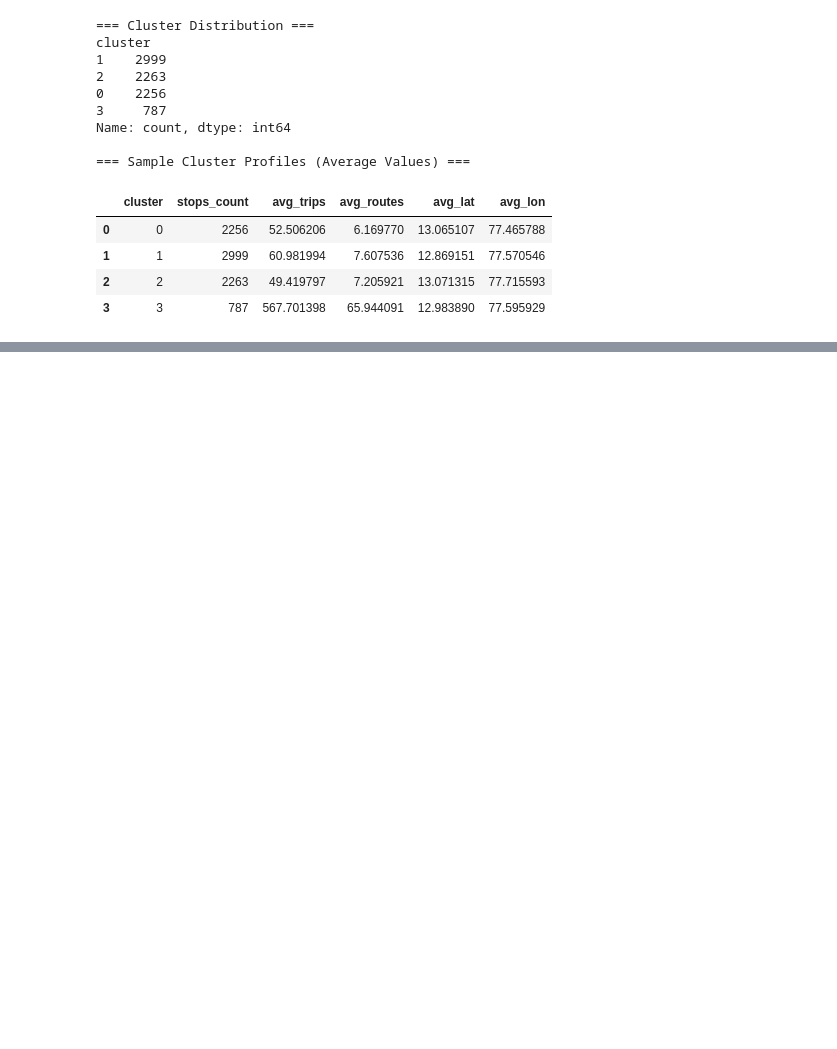
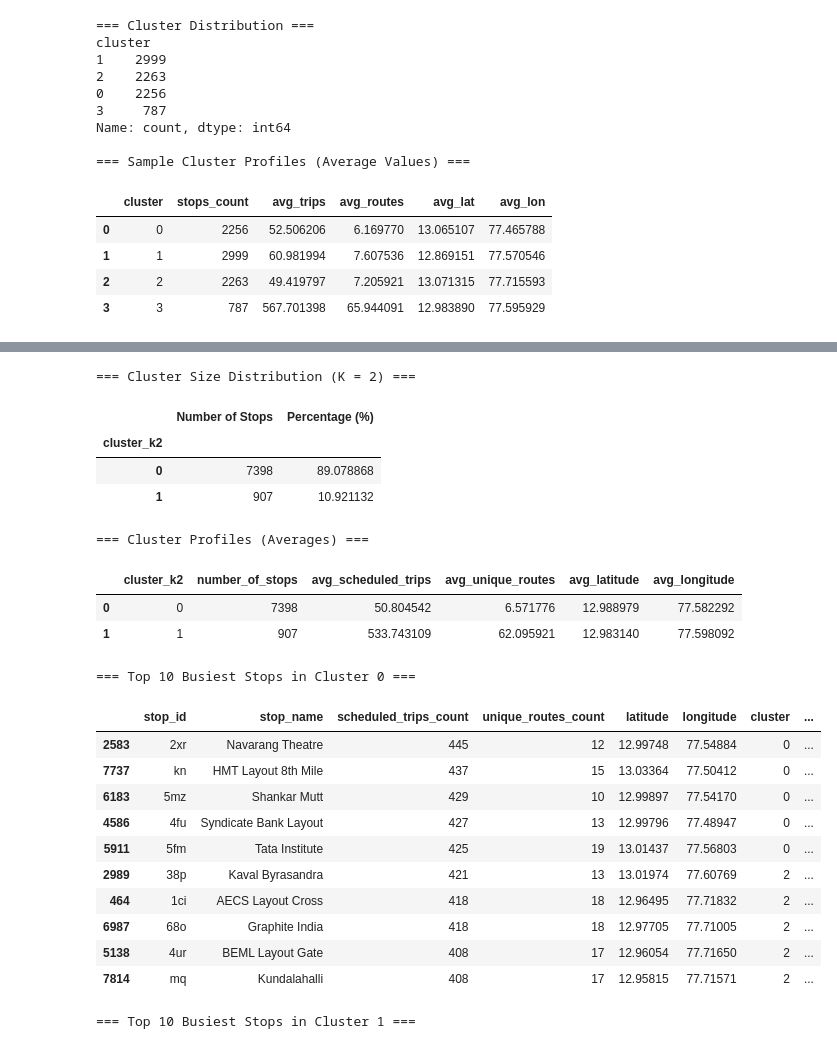
Before and after one commit to Ashokyadhav/public-transport-delay-analysis, a Jupyter notebook: bengaluru_transport_delay_analysis (2).ipynb, the cells around one changed output, grey strips where cells are left out. Drawn from its saved outputs; the diff is of its cells as text; code cells hidden in the pictures; blank space fills up the shorter version.

```diff
--- a/bengaluru_transport_delay_analysis (2).ipynb
+++ b/bengaluru_transport_delay_analysis (2).ipynb
@@ -1815,0 +1918,64 @@ Name: count, dtype: int64
+# %%
+import pandas as pd
+from sklearn.cluster import KMeans
+
+# 1. Fit KMeans with K=2 using the existing X_scaled and random_state=42
+kmeans_k2 = KMeans(n_clusters=2, random_state=42, n_init=10)
+cluster_labels_k2 = kmeans_k2.fit_predict(X_scaled)
+
+# 2. Add to a separate copy of the stop_features dataframe to protect existing variables
+stop_features_k2 = stop_features.copy()
+stop_features_k2['cluster_k2'] = cluster_labels_k2
+
+# 3. Calculate cluster sizes and percentages
+counts = stop_features_k2['cluster_k2'].value_counts().sort_index()
+percentages = stop_features_k2['cluster_k2'].value_counts(normalize=True).sort_index() * 100
+
+distribution_df = pd.DataFrame({
+    'Number of Stops': counts,
+    'Percentage (%)': percentages
+})
+print("=== Cluster Size Distribution (K = 2) ===")
+display(distribution_df)
+
+# 4. Generate cluster profile statistics
+profile_k2 = stop_features_k2.groupby('cluster_k2').agg(
+    number_of_stops=('stop_id', 'count'),
+    avg_scheduled_trips=('scheduled_trips_count', 'mean'),
+    avg_unique_routes=('unique_routes_count', 'mean'),
+    avg_latitude=('latitude', 'mean'),
+    avg_longitude=('longitude', 'mean')
+).reset_index()
+
+print("\n=== Cluster Profiles (Averages) ===")
+display(profile_k2)
+
+# 5. Get top 10 busiest stops in each cluster
+print("\n=== Top 10 Busiest Stops in Cluster 0 ===")
+display(stop_features_k2[stop_features_k2['cluster_k2'] == 0].sort_values(by='scheduled_trips_count', ascending=False).head(10))
+
+print("\n=== Top 10 Busiest Stops in Cluster 1 ===")
+display(stop_features_k2[stop_features_k2['cluster_k2'] == 1].sort_values(by='scheduled_trips_count', ascending=False).head(10))
+# %% [output]
+=== Cluster Size Distribution (K = 2) ===
+|  | Number of Stops | Percentage (%) |
+| cluster_k2 |  |  |
+| 0 | 7398 | 89.078868 |
+| 1 | 907 | 10.921132 |
+=== Cluster Profiles (Averages) ===
+|  | cluster_k2 | number_of_stops | avg_scheduled_trips | avg_unique_routes | avg_latitude | avg_longitude |
+| 0 | 0 | 7398 | 50.804542 | 6.571776 | 12.988979 | 77.582292 |
+| 1 | 1 | 907 | 533.743109 | 62.095921 | 12.983140 | 77.598092 |
+=== Top 10 Busiest Stops in Cluster 0 ===
+|  | stop_id | stop_name | scheduled_trips_count | unique_routes_count | latitude | longitude | cluster | ... |
+| 2583 | 2xr | Navarang Theatre | 445 | 12 | 12.99748 | 77.54884 | 0 | ... |
+| 7737 | kn | HMT Layout 8th Mile | 437 | 15 | 13.03364 | 77.50412 | 0 | ... |
+| 6183 | 5mz | Shankar Mutt | 429 | 10 | 12.99897 | 77.54170 | 0 | ... |
+| 4586 | 4fu | Syndicate Bank Layout | 427 | 13 | 12.99796 | 77.48947 | 0 | ... |
+| 5911 | 5fm | Tata Institute | 425 | 19 | 13.01437 | 77.56803 | 0 | ... |
+| 2989 | 38p | Kaval Byrasandra | 421 | 13 | 13.01974 | 77.60769 | 2 | ... |
+| 464 | 1ci | AECS Layout Cross | 418 | 18 | 12.96495 | 77.71832 | 2 | ... |
+| 6987 | 68o | Graphite India | 418 | 18 | 12.97705 | 77.71005 | 2 | ... |
+| 5138 | 4ur | BEML Layout Gate | 408 | 17 | 12.96054 | 77.71650 | 2 | ... |
+| 7814 | mq | Kundalahalli | 408 | 17 | 12.95815 | 77.71571 | 2 | ... |
+=== Top 10 Busiest Stops in Cluster 1 ===
```
Also changed, not shown: parts of 5 cells of this notebook.
